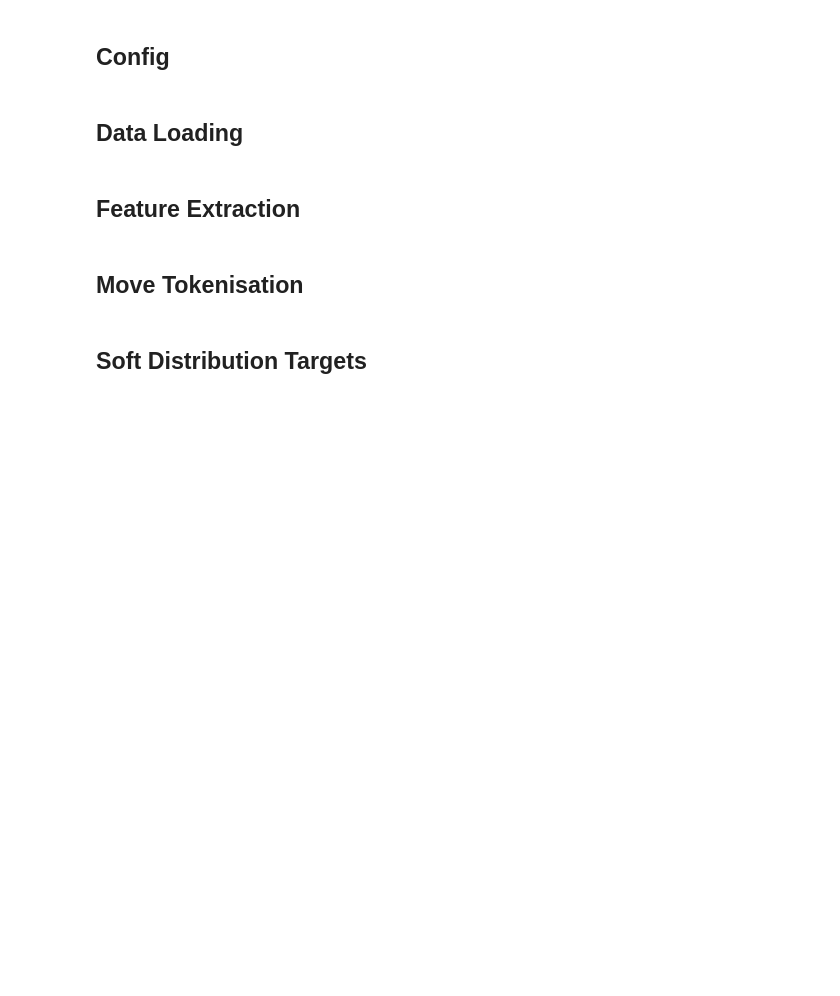
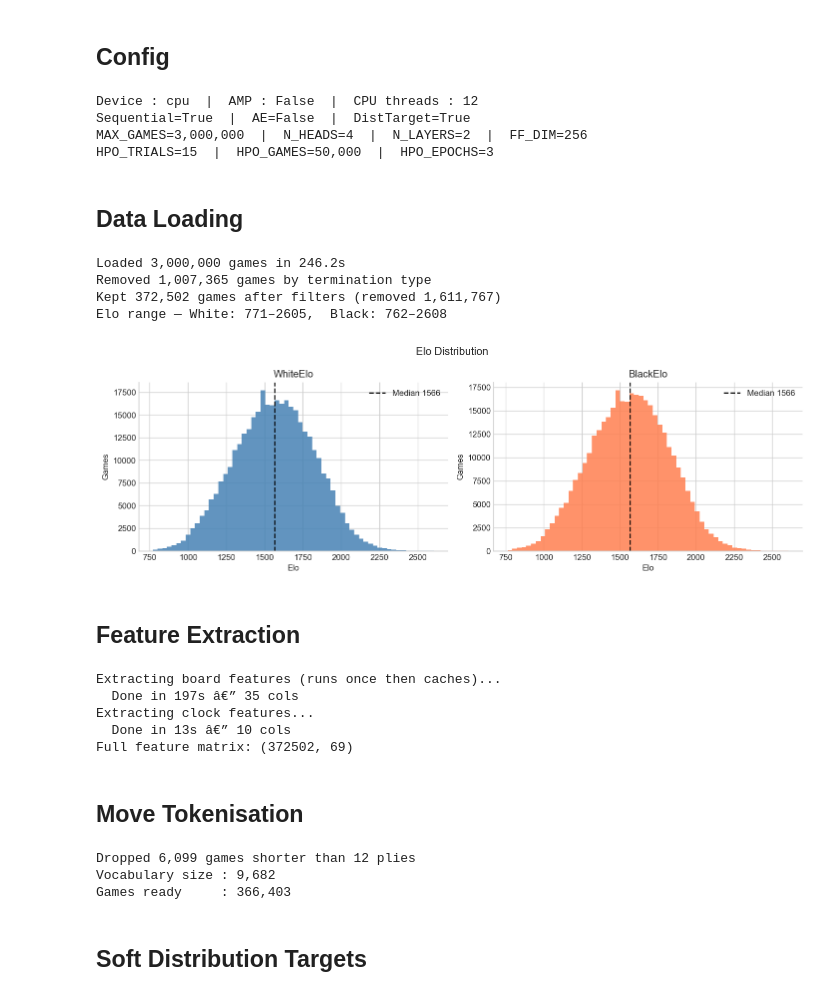
Before and after one commit to Defogh/AppML_FinalProject, a Jupyter notebook: root/workspace/elias_sandbox/chess_elo_transformer.ipynb, the cells around one changed output. Saved outputs shown, nothing was run; the diff lists cells and outputs as text; code cells hidden in the pictures; blank space fills up the shorter version.

```diff
--- a/root/workspace/elias_sandbox/chess_elo_transformer.ipynb
+++ b/root/workspace/elias_sandbox/chess_elo_transformer.ipynb
@@ -48,7 +48,7 @@ plt.rcParams['axes.spines.right'] = False
 # %% [markdown]
 ## Config
 # %%
-# ── paths ─────────────────────────────────────────────────────────────────────
+# â”€â”€ paths â”€â”€â”€â”€â”€â”€â”€â”€â”€â”€â”€â”€â”€â”€â”€â”€â”€â”€â”€â”€â”€â”€â”€â”€â”€â”€â”€â”€â”€â”€â”€â”€â”€â”€â”€â”€â”€â”€â”€â”€â”€â”€â”€â”€â”€â”€â”€â”€â”€â”€â”€â”€â”€â”€â”€â”€â”€â”€â”€â”€â”€â”€â”€â”€â”€â”€â”€â”€â”€
 DATA_PATH    = '../../data/elias_data/lichess_db_standard_rated_2017-05.pgn.zst'
 CACHE_DIR    = Path('cache')
 CACHE_DIR.mkdir(exist_ok=True)
@@ -56,26 +56,26 @@ CKPT_DIR     = Path('checkpoints')
 CKPT_DIR.mkdir(exist_ok=True)
 RANDOM_STATE = 42
 
-# ── how many games to load ────────────────────────────────────────────────────
-MAX_GAMES = 1_000_000
+# â”€â”€ how many games to load â”€â”€â”€â”€â”€â”€â”€â”€â”€â”€â”€â”€â”€â”€â”€â”€â”€â”€â”€â”€â”€â”€â”€â”€â”€â”€â”€â”€â”€â”€â”€â”€â”€â”€â”€â”€â”€â”€â”€â”€â”€â”€â”€â”€â”€â”€â”€â”€â”€â”€â”€â”€
+MAX_GAMES = 3_000_000
 
-# ── time-control filter ───────────────────────────────────────────────────────
+# â”€â”€ time-control filter â”€â”€â”€â”€â”€â”€â”€â”€â”€â”€â”€â”€â”€â”€â”€â”€â”€â”€â”€â”€â”€â”€â”€â”€â”€â”€â”€â”€â”€â”€â”€â”€â”€â”€â”€â”€â”€â”€â”€â”€â”€â”€â”€â”€â”€â”€â”€â”€â”€â”€â”€â”€â”€â”€â”€
 TIME_CONTROL  = None
-TC_BASE_MIN   = 180
-TC_BASE_MAX   = None
+TC_BASE_MIN   = 600
+TC_BASE_MAX   = 600
 TC_INC_MIN    = None
 TC_INC_MAX    = None
 EXCLUDE_TERMS = {'Time forfeit', 'Abandoned', 'Unterminated'}
 
-# ── sequence / move settings ──────────────────────────────────────────────────
+# â”€â”€ sequence / move settings â”€â”€â”€â”€â”€â”€â”€â”€â”€â”€â”€â”€â”€â”€â”€â”€â”€â”€â”€â”€â”€â”€â”€â”€â”€â”€â”€â”€â”€â”€â”€â”€â”€â”€â”€â”€â”€â”€â”€â”€â”€â”€â”€â”€â”€â”€â”€â”€â”€â”€
 MIN_PLIES   = 12
 MAX_SEQ_LEN = 120
 
-# ── model mode: live Transformer over moves, no AE ───────────────────────────
+# â”€â”€ model mode: live Transformer over moves, no AE â”€â”€â”€â”€â”€â”€â”€â”€â”€â”€â”€â”€â”€â”€â”€â”€â”€â”€â”€â”€â”€â”€â”€â”€â”€â”€â”€
 USE_SEQUENTIAL = True   # run transformer over move sequence every batch
-USE_AE         = False  # no AE — transformer handles sequence directly
+USE_AE         = False  # no AE â€” transformer handles sequence directly
 
-# ── autoencoder settings (kept for AE cache reuse if needed) ─────────────────
+# â”€â”€ autoencoder settings (kept for AE cache reuse if needed) â”€â”€â”€â”€â”€â”€â”€â”€â”€â”€â”€â”€â”€â”€â”€â”€â”€
 AE_LATENT_DIM  = 32
 AE_TRAIN_FRAC  = 0.15
 AE_EPOCHS      = 2
@@ -83,14 +83,14 @@ AE_MAX_SEQ     = 60
 AE_BATCH_SIZE  = 512
 AE_MODEL_PATH  = CACHE_DIR / 'seq_autoencoder.pth'
 
-# ── distribution target ───────────────────────────────────────────────────────
+# â”€â”€ distribution target â”€â”€â”€â”€â”€â”€â”€â”€â”€â”€â”€â”€â”€â”€â”€â”€â”€â”€â”€â”€â”€â”€â”€â”€â”€â”€â”€â”€â”€â”€â”€â”€â”€â”€â”€â”€â”€â”€â”€â”€â”€â”€â”€â”€â”€â”€â”€â”€â”€â”€â”€â”€â”€â”€â”€
 USE_DIST_TARGET = True
 N_BINS          = 40
 ELO_SIGMA       = 200
 BIN_EDGES       = np.arange(0, 4100, 100)
 BIN_CENTERS     = (BIN_EDGES[:-1] + BIN_EDGES[1:]) / 2
 
-# ── default hyperparameters (overwritten by HPO best trial) ──────────────────
+# â”€â”€ default hyperparameters (overwritten by HPO best trial) â”€â”€â”€â”€â”€â”€â”€â”€â”€â”€â”€â”€â”€â”€â”€â”€â”€â”€
 EMBED_DIM    = 64
 HIDDEN_DIM   = 128   # transformer d_model
 N_HEADS      = 4     # attention heads
@@ -106,12 +106,12 @@ NUM_WORKERS  = 0
 VAL_FRAC     = 0.10
 TEST_FRAC    = 0.10
 
-# ── HPO settings ─────────────────────────────────────────────────────────────
+# â”€â”€ HPO settings â”€â”€â”€â”€â”€â”€â”€â”€â”€â”€â”€â”€â”€â”€â”€â”€â”€â”€â”€â”€â”€â”€â”€â”€â”€â”€â”€â”€â”€â”€â”€â”€â”€â”€â”€â”€â”€â”€â”€â”€â”€â”€â”€â”€â”€â”€â”€â”€â”€â”€â”€â”€â”€â”€â”€â”€â”€â”€â”€â”€â”€
 HPO_TRIALS    = 15
 HPO_GAMES     = 50_000   # subset size for quick HPO runs
-HPO_EPOCHS    = 3        # epochs per trial — enough to distinguish configs
+HPO_EPOCHS    = 3        # epochs per trial â€” enough to distinguish configs
 
-# ── feature groups ────────────────────────────────────────────────────────────
+# â”€â”€ feature groups â”€â”€â”€â”€â”€â”€â”€â”€â”€â”€â”€â”€â”€â”€â”€â”€â”€â”€â”€â”€â”€â”€â”€â”€â”€â”€â”€â”€â”€â”€â”€â”€â”€â”€â”€â”€â”€â”€â”€â”€â”€â”€â”€â”€â”€â”€â”€â”€â”€â”€â”€â”€â”€â”€â”€â”€â”€â”€â”€â”€
 FEATURE_GROUPS = {
     'game_structure': True,
     'checks':         True,
@@ -137,7 +137,7 @@ GROUP_PREFIXES = {
 }
 ELO_BINS = [0, 1000, 1200, 1400, 1600, 1800, 2000, 2200, 2500, 4000]
 
-# ── device ────────────────────────────────────────────────────────────────────
+# â”€â”€ device â”€â”€â”€â”€â”€â”€â”€â”€â”€â”€â”€â”€â”€â”€â”€â”€â”€â”€â”€â”€â”€â”€â”€â”€â”€â”€â”€â”€â”€â”€â”€â”€â”€â”€â”€â”€â”€â”€â”€â”€â”€â”€â”€â”€â”€â”€â”€â”€â”€â”€â”€â”€â”€â”€â”€â”€â”€â”€â”€â”€â”€â”€â”€â”€â”€â”€â”€â”€
 device      = torch.device('cuda' if torch.cuda.is_available() else 'cpu')
 USE_AMP     = (device.type == 'cuda')
 CPU_THREADS = os.cpu_count() or 4
@@ -146,6 +146,12 @@ torch.set_num_threads(CPU_THREADS)
 print(f'Device : {device}  |  AMP : {USE_AMP}  |  CPU threads : {CPU_THREADS}')
 print(f'Sequential={USE_SEQUENTIAL}  |  AE={USE_AE}  |  DistTarget={USE_DIST_TARGET}')
 print(f'MAX_GAMES={MAX_GAMES:,}  |  N_HEADS={N_HEADS}  |  N_LAYERS={N_LAYERS}  |  FF_DIM={FF_DIM}')
+print(f'HPO_TRIALS={HPO_TRIALS}  |  HPO_GAMES={HPO_GAMES:,}  |  HPO_EPOCHS={HPO_EPOCHS}')
+# %% [output]
+Device : cpu  |  AMP : False  |  CPU threads : 12
+Sequential=True  |  AE=False  |  DistTarget=True
+MAX_GAMES=3,000,000  |  N_HEADS=4  |  N_LAYERS=2  |  FF_DIM=256
+HPO_TRIALS=15  |  HPO_GAMES=50,000  |  HPO_EPOCHS=3
 # %% [markdown]
 ## Data Loading
 # %%
@@ -159,21 +165,18 @@ def load_pgn_zst(path, max_games):
             line = line.strip()
             if line.startswith('['):
                 in_moves = False
-                m = re.match(r'\[(\w+)\s+"(.*)"\]', line)
-                if m:
-                    headers[m.group(1)] = m.group(2)
+                m = re.match(r'\[(\w+)\s+\"(.*)\"\]', line)
+                if m: headers[m.group(1)] = m.group(2)
             elif line == '':
                 if headers and moves_lines:
                     headers['Moves'] = ' '.join(moves_lines)
                     records.append(headers)
                     headers, moves_lines = {}, []
-                    if len(records) >= max_games:
-                        break
+                    if len(records) >= max_games: break
                 elif headers:
                     in_moves = True
             else:
-                if in_moves or headers:
-                    moves_lines.append(line)
+                if in_moves or headers: moves_lines.append(line)
         if headers and moves_lines and len(records) < max_games:
             headers['Moves'] = ' '.join(moves_lines)
             records.append(headers)
@@ -196,33 +199,39 @@ if 'Termination' in df_raw.columns:
 
 tc_pattern = re.compile(r'^(\d+)\+(\d+)')
 def parse_tc(tc_str):
     m = tc_pattern.match(str(tc_str))
     return (int(m.group(1)), int(m.group(2))) if m else (np.nan, np.nan)
 
 df_raw[['tc_base', 'tc_inc']] = df_raw['TimeControl'].apply(lambda x: pd.Series(parse_tc(x)))
 df_raw.dropna(subset=['tc_base'], inplace=True)
 df_raw['tc_base'] = df_raw['tc_base'].astype(int)
 df_raw['tc_inc']  = df_raw['tc_inc'].astype(int)
 
 before = len(df_raw)
 if TIME_CONTROL: df_raw = df_raw[df_raw['TimeControl'].astype(str) == TIME_CONTROL]
 if TC_BASE_MIN:  df_raw = df_raw[df_raw['tc_base'] >= TC_BASE_MIN]
 if TC_BASE_MAX:  df_raw = df_raw[df_raw['tc_base'] <= TC_BASE_MAX]
 df_raw = df_raw.reset_index(drop=True)
 
 print(f'Kept {len(df_raw):,} games after filters (removed {before - len(df_raw):,})')
 print(f'Elo range — White: {df_raw.WhiteElo.min()}–{df_raw.WhiteElo.max()},  '
       f'Black: {df_raw.BlackElo.min()}–{df_raw.BlackElo.max()}')
 
 fig, axes = plt.subplots(1, 2, figsize=(12, 4))
 for ax, col, color in zip(axes, ['WhiteElo', 'BlackElo'], ['steelblue', 'coral']):
     ax.hist(df_raw[col], bins=60, color=color, edgecolor='none', alpha=0.85)
     ax.axvline(df_raw[col].median(), color='black', lw=1.5, ls='--',
                label=f'Median {df_raw[col].median():.0f}')
     ax.set_xlabel('Elo'); ax.set_ylabel('Games')
     ax.set_title(col); ax.legend()
 plt.suptitle('Elo Distribution', fontsize=13)
 plt.tight_layout(); plt.show()
+# %% [output]
+Loaded 3,000,000 games in 246.2s
+Removed 1,007,365 games by termination type
+Kept 372,502 games after filters (removed 1,611,767)
+Elo range — White: 771–2605,  Black: 762–2608
+[figure, added]
 # %% [markdown]
 ## Feature Extraction
 # %%
@@ -273,7 +282,7 @@ else:
     t0 = time.time()
     board_feats = cff.extract_features_dataframe(df_raw, n_jobs=-1)
     board_feats.to_pickle(board_cache)
-    print(f'  Done in {time.time()-t0:.0f}s — {board_feats.shape[1]} cols')
+    print(f'  Done in {time.time()-t0:.0f}s â€” {board_feats.shape[1]} cols')
 
 if clock_cache.exists():
     clock_feats = pd.read_pickle(clock_cache)
@@ -286,7 +295,7 @@ else:
         for moves, tc in zip(df_raw['Moves'].tolist(), df_raw['tc_base'].tolist()))
     clock_feats = pd.DataFrame(rows, index=df_raw.index)
     clock_feats.to_pickle(clock_cache)
-    print(f'  Done in {time.time()-t0:.0f}s — {clock_feats.shape[1]} cols')
+    print(f'  Done in {time.time()-t0:.0f}s â€” {clock_feats.shape[1]} cols')
 
 for side in ['castle_side_white', 'castle_side_black']:
     if side in board_feats.columns:
@@ -296,6 +305,12 @@ for side in ['castle_side_white', 'castle_side_black']:
 df = pd.concat([df_raw, board_feats, clock_feats], axis=1)
 df.replace([np.inf, -np.inf], np.nan, inplace=True)
 print(f'Full feature matrix: {df.shape}')
+# %% [output]
+Extracting board features (runs once then caches)...
+  Done in 197s â€” 35 cols
+Extracting clock features...
+  Done in 13s â€” 10 cols
+Full feature matrix: (372502, 69)
 # %% [markdown]
 ## Move Tokenisation
 # %%
@@ -343,6 +358,10 @@ for move_list in df['clean_moves']:
 
 print(f'Vocabulary size : {vocab_size():,}')
 print(f'Games ready     : {len(df):,}')
+# %% [output]
+Dropped 6,099 games shorter than 12 plies
+Vocabulary size : 9,682
+Games ready     : 366,403
 # %% [markdown]
 ## Soft Distribution Targets
 # %%
```
Also changed, not shown: parts of 21 cells of this notebook, 2 other files.
